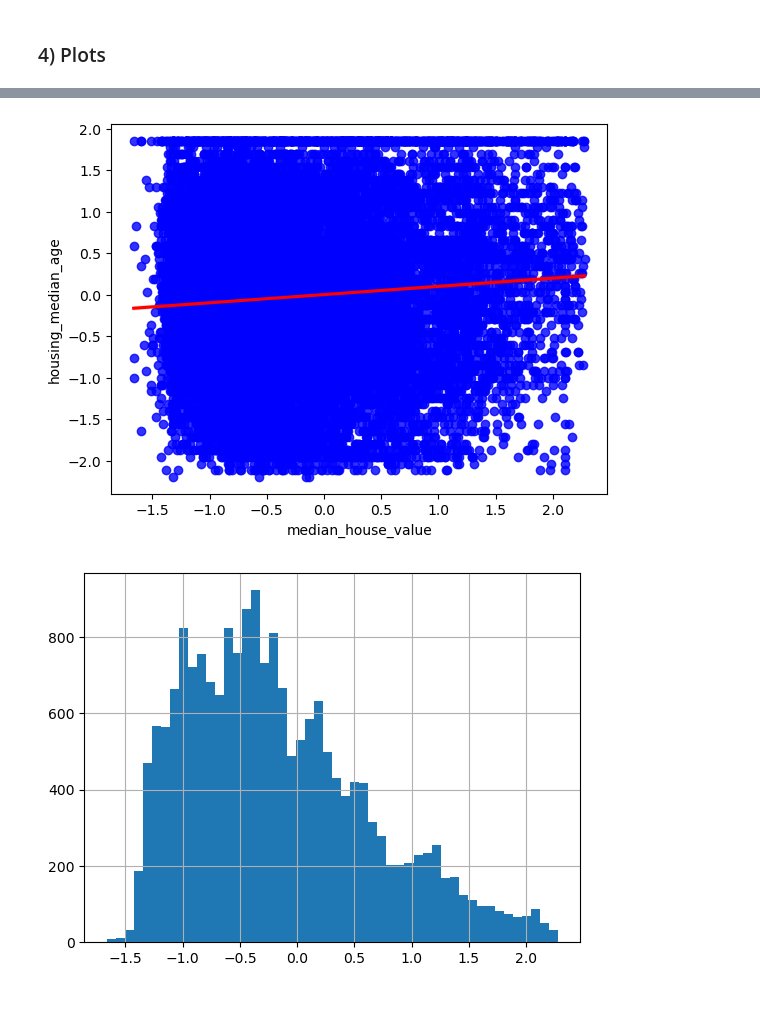
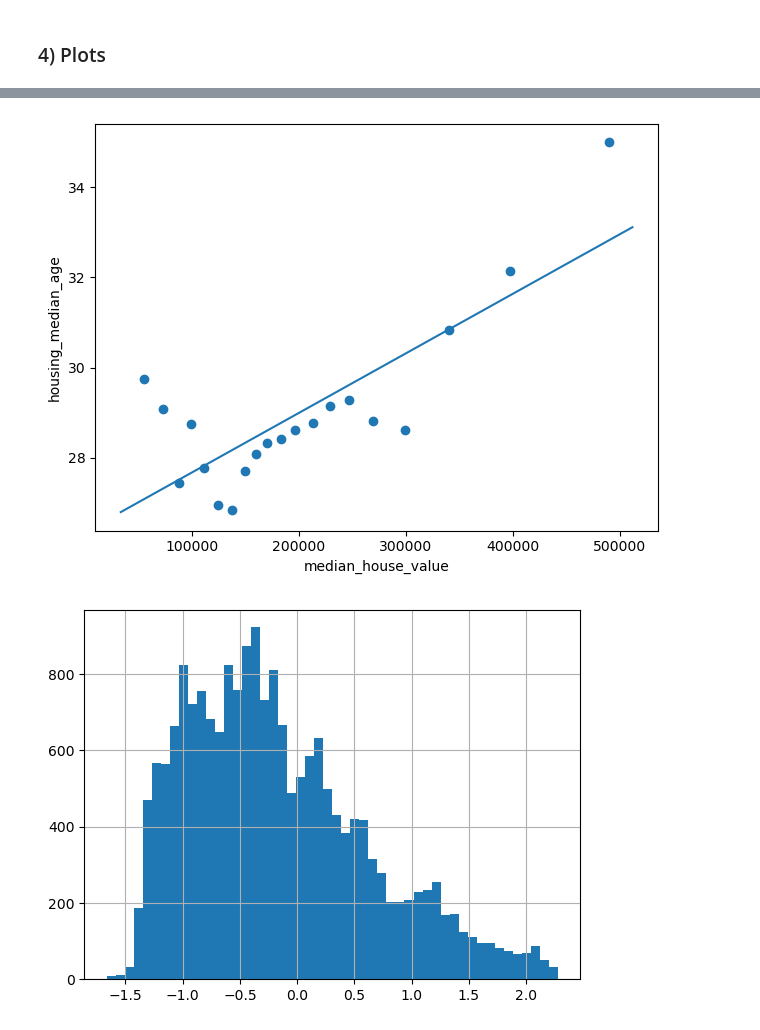
Before and after one commit to frankzhongzd/California-Housing-Prices-1990, a Jupyter notebook: Code/Project 1- Feb 2.ipynb, the cells around one changed output, grey strips where cells are left out. Drawn from its saved outputs; the diff is of its cells as text; code cells hidden in the pictures; blank space fills up the shorter version.

```diff
--- a/Code/Project 1- Feb 2.ipynb
+++ b/Code/Project 1- Feb 2.ipynb
@@ -348,0 +304,3 @@ plt.show()
+# %%
+keep = df_no_outliers.index
+keep
@@ -348,0 +314,3 @@ plt.show()
+# %%
+df_finalized = df_prepared.loc[keep]
+df_finalized.max()
@@ -360,10 +354,21 @@ plt.show()
 # %%
-sns.regplot(x=df_no_outliers2.median_house_value, y=df_no_outliers2.housing_median_age, scatter_kws={'color': 'blue'}, line_kws={'color': 'red'})
+#Elizabeth Santorella
+import binscatter
+import pandas as pd
+import numpy as np
+from matplotlib import pyplot as plt
+
+fig, ax = plt.subplots()
+
+# Binned scatter plot
+ax.binscatter(df_finalized["median_house_value"], df_finalized["housing_median_age"])
 
 
+
+plt.tight_layout()
 plt.show()
 # %% [output]
-[figure, old version]
+[figure, new version]
 # %%
 df_no_outliers2['median_house_value'].hist(bins=50)
 plt.show()
```
Also changed, not shown: parts of 29 cells of this notebook, 3 other files.
